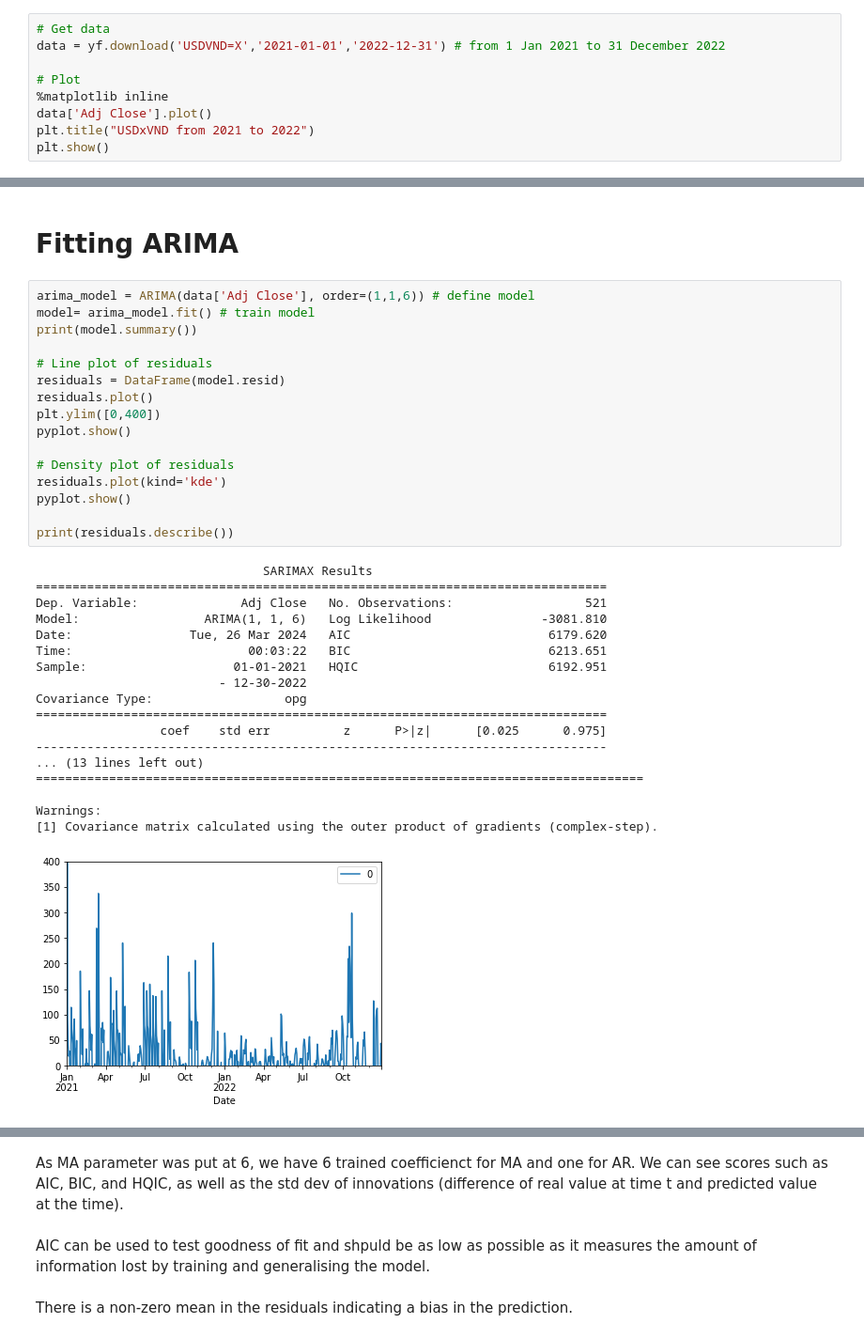
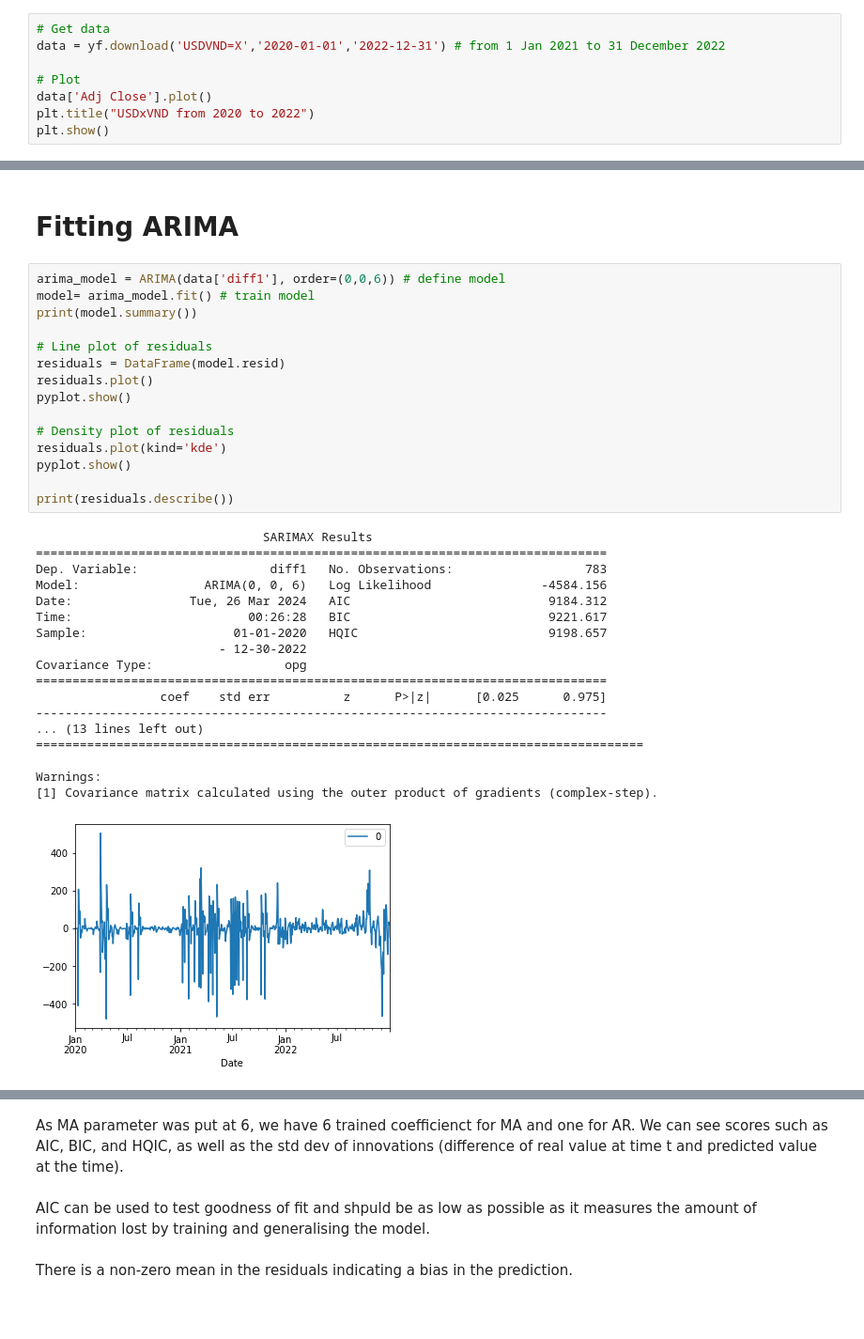
Before and after one commit to czarhirah/Econometrics, a Jupyter notebook: Zah/ARIMA v1.ipynb, the cells around one changed output, grey strips where cells are left out. Shown at 94% size. Cells and saved outputs as stored; diff of their text form; blank space fills up the shorter version.

```diff
--- a/Zah/ARIMA v1.ipynb
+++ b/Zah/ARIMA v1.ipynb
@@ -23,11 +25,10 @@ from matplotlib import pyplot
 # %%
 # Get data
-data = yf.download('USDVND=X','2021-01-01','2022-12-31') # from 1 Jan 2021 to 31 December 2022
+data = yf.download('USDVND=X','2020-01-01','2022-12-31') # from 1 Jan 2021 to 31 December 2022
 
 # Plot
-%matplotlib inline
 data['Adj Close'].plot()
-plt.title("USDxVND from 2021 to 2022")
+plt.title("USDxVND from 2020 to 2022")
 plt.show()
 # %% [output]
 [*********************100%%**********************]  1 of 1 completed
@@ -159,37 +160,36 @@ From ACF plot, determine number of lags crossing the threshold to determine how
 # %% [markdown]
 # Fitting ARIMA
 # %%
-arima_model = ARIMA(data['Adj Close'], order=(1,1,6)) # define model
+arima_model = ARIMA(data['diff1'], order=(0,0,6)) # define model
 model= arima_model.fit() # train model
 print(model.summary())
 
 # Line plot of residuals
 residuals = DataFrame(model.resid)
 residuals.plot()
-plt.ylim([0,400])
 pyplot.show()
 
 # Density plot of residuals
 residuals.plot(kind='kde')
 pyplot.show()
 
 print(residuals.describe())
 # %% [output]
                                SARIMAX Results
 ==============================================================================
-Dep. Variable:              Adj Close   No. Observations:                  521
-Model:                 ARIMA(1, 1, 6)   Log Likelihood               -3081.810
-Date:                Tue, 26 Mar 2024   AIC                           6179.620
-Time:                        00:03:22   BIC                           6213.651
-Sample:                    01-01-2021   HQIC                          6192.951
+Dep. Variable:                  diff1   No. Observations:                  783
+Model:                 ARIMA(0, 0, 6)   Log Likelihood               -4584.156
+Date:                Tue, 26 Mar 2024   AIC                           9184.312
+Time:                        00:26:28   BIC                           9221.617
+Sample:                    01-01-2020   HQIC                          9198.657
                          - 12-30-2022
 Covariance Type:                  opg
 ==============================================================================
                  coef    std err          z      P>|z|      [0.025      0.975]
 ------------------------------------------------------------------------------
 ... (13 lines left out)
 ===================================================================================
 
 Warnings:
 [1] Covariance matrix calculated using the outer product of gradients (complex-step).
-[figure, old version]
+[figure, new version]
```
Also changed, not shown: parts of 14 cells of this notebook, 1 other file.
